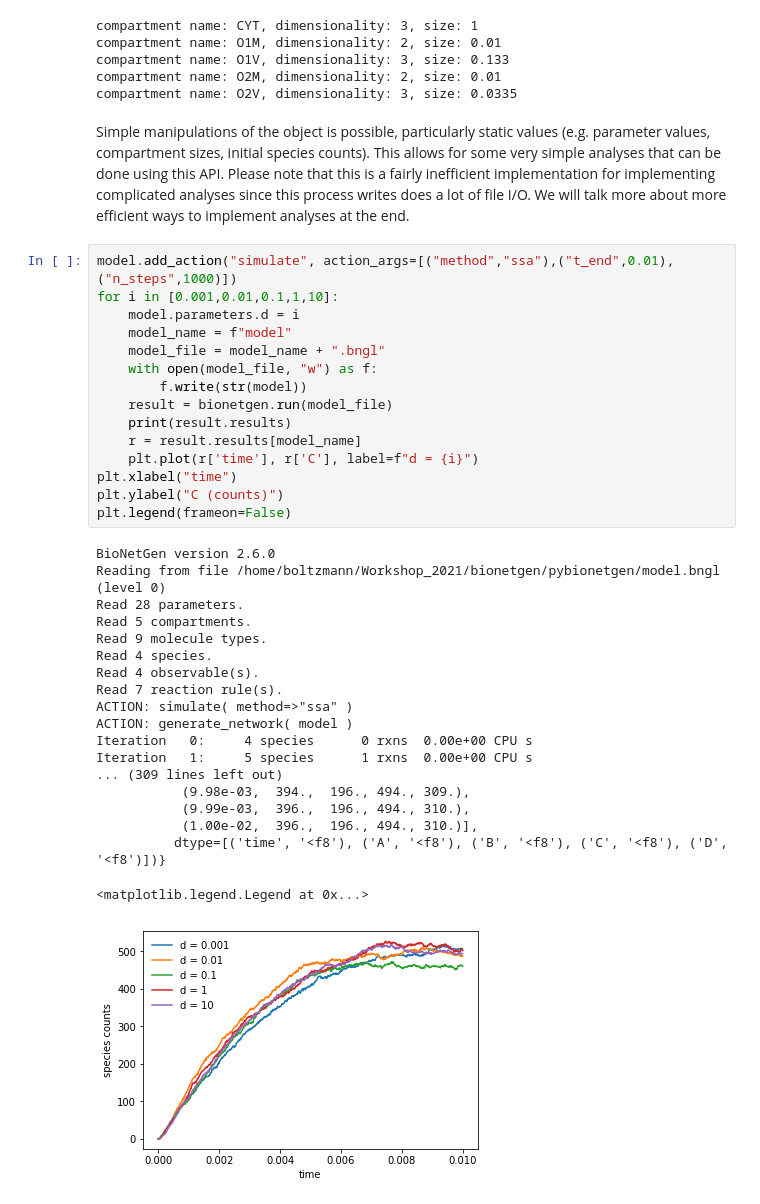
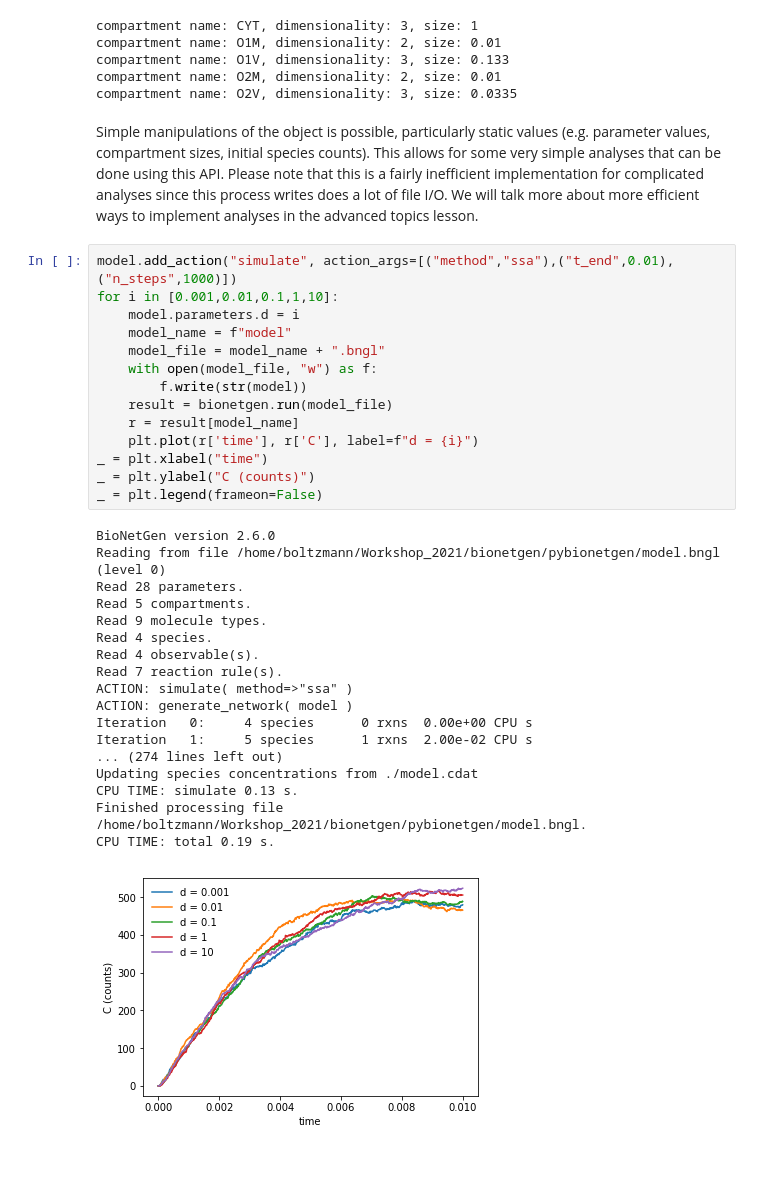
Before and after one commit to mcellteam/Workshop_2021, a Jupyter notebook: bionetgen/pybionetgen/pybng.ipynb, the cells around one changed output. Cells and saved outputs as stored; diff of their text form; blank space fills up the shorter version.

Commit message:
updated with new BNGResult object syntax

```diff
--- a/bionetgen/pybionetgen/pybng.ipynb
+++ b/bionetgen/pybionetgen/pybng.ipynb
@@ -181,39 +180,37 @@ compartment name: O1V, dimensionality: 3, size: 0.133
 compartment name: O2M, dimensionality: 2, size: 0.01
 compartment name: O2V, dimensionality: 3, size: 0.0335
 # %% [markdown]
-Simple manipulations of the object is possible, particularly static values (e.g. parameter values, compartment sizes, initial species counts). This allows for some very simple analyses that can be done using this API. Please note that this is a fairly inefficient implementation for implementing complicated analyses since this process writes does a lot of file I/O. We will talk more about more efficient ways to implement analyses at the end.
+Simple manipulations of the object is possible, particularly static values (e.g. parameter values, compartment sizes, initial species counts). This allows for some very simple analyses that can be done using this API. Please note that this is a fairly inefficient implementation for complicated analyses since this process writes does a lot of file I/O. We will talk more about more efficient ways to implement analyses in the advanced topics lesson.
 # %%
 model.add_action("simulate", action_args=[("method","ssa"),("t_end",0.01),("n_steps",1000)])
 for i in [0.001,0.01,0.1,1,10]:
     model.parameters.d = i
     model_name = f"model"
     model_file = model_name + ".bngl"
     with open(model_file, "w") as f:
         f.write(str(model))
     result = bionetgen.run(model_file)
-    print(result.results)
-    r = result.results[model_name]
+    r = result[model_name]
     plt.plot(r['time'], r['C'], label=f"d = {i}")
-plt.xlabel("time")
-plt.ylabel("C (counts)")
-plt.legend(frameon=False)
+_ = plt.xlabel("time")
+_ = plt.ylabel("C (counts)")
+_ = plt.legend(frameon=False)
 # %% [output]
 BioNetGen version 2.6.0
 Reading from file /home/boltzmann/Workshop_2021/bionetgen/pybionetgen/model.bngl (level 0)
 Read 28 parameters.
 Read 5 compartments.
 Read 9 molecule types.
 Read 4 species.
 Read 4 observable(s).
 Read 7 reaction rule(s).
 ACTION: simulate( method=>"ssa" )
 ACTION: generate_network( model )
 Iteration   0:     4 species      0 rxns  0.00e+00 CPU s
-Iteration   1:     5 species      1 rxns  0.00e+00 CPU s
-... (309 lines left out)
-           (9.98e-03,  394.,  196., 494., 309.),
-           (9.99e-03,  396.,  196., 494., 310.),
-           (1.00e-02,  396.,  196., 494., 310.)],
-          dtype=[('time', '<f8'), ('A', '<f8'), ('B', '<f8'), ('C', '<f8'), ('D', '<f8')])}
+Iteration   1:     5 species      1 rxns  2.00e-02 CPU s
+... (274 lines left out)
+Updating species concentrations from ./model.cdat
+CPU TIME: simulate 0.13 s.
+Finished processing file /home/boltzmann/Workshop_2021/bionetgen/pybionetgen/model.bngl.
+CPU TIME: total 0.19 s.
-<matplotlib.legend.Legend at 0x...>
-[figure, old version]
+[figure, new version]
```
Also changed, not shown: parts of 18 cells of this notebook.
